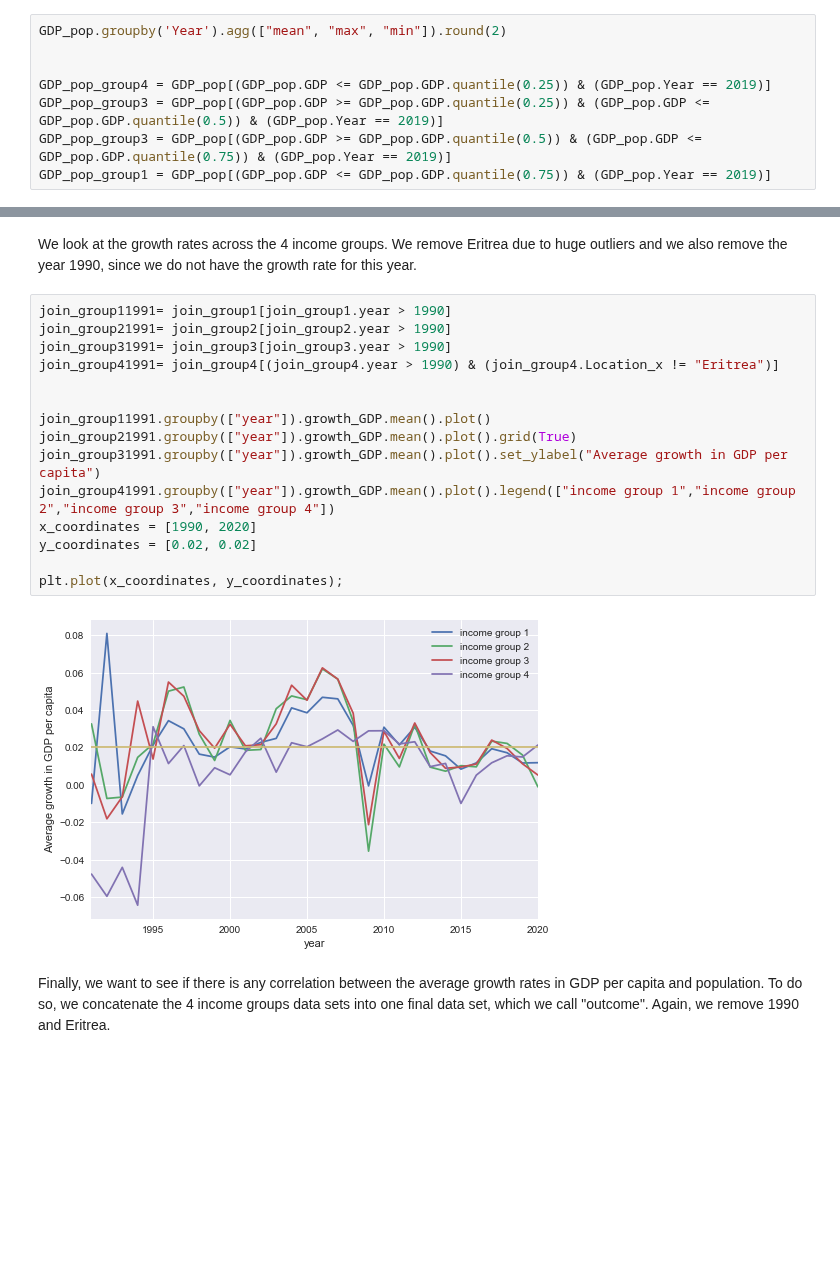
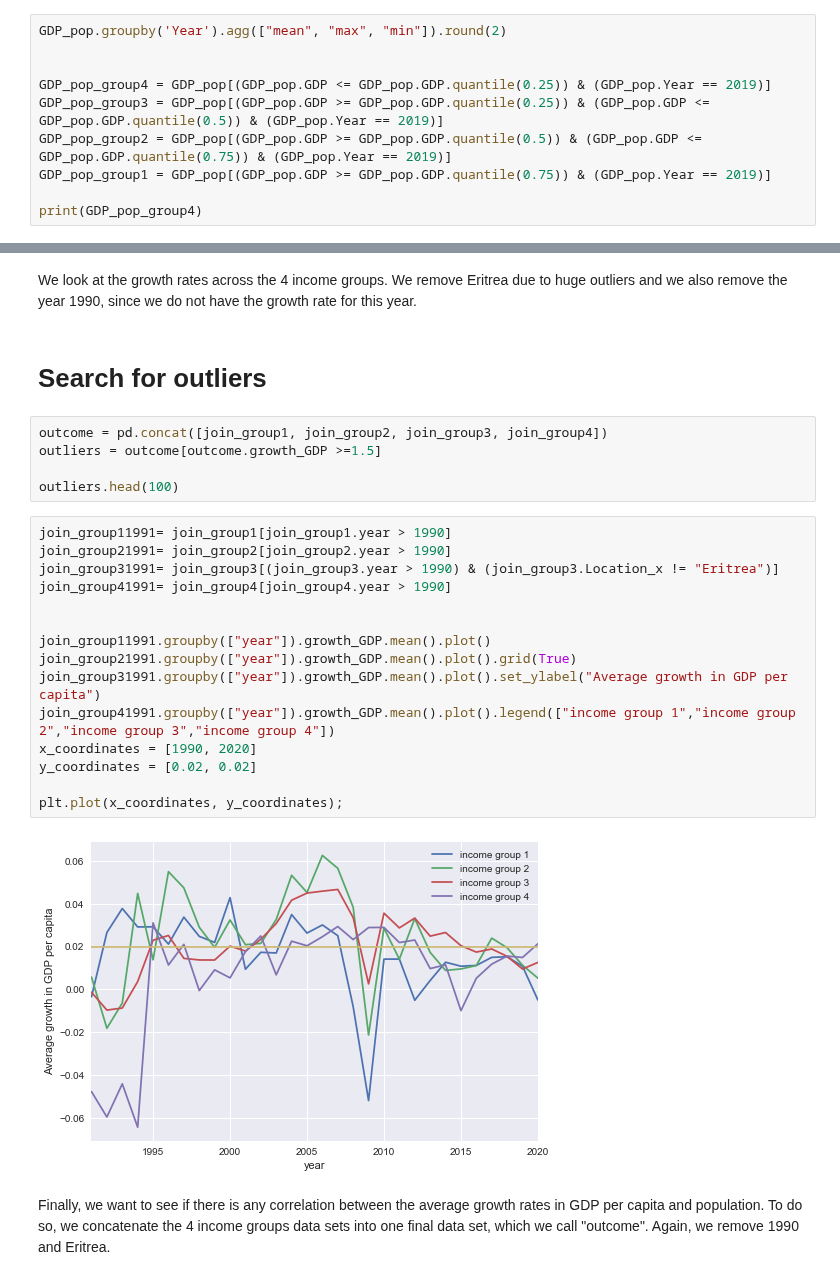
Before and after one commit to NumEconCopenhagen/projects-2020-1001numpyarrays, a Jupyter notebook: dataproject/dataproject_2.ipynb, the cells around one changed output, grey strips where cells are left out. Drawn from its saved outputs; the diff is of its cells as text; blank space fills up the shorter version.

```diff
--- a/dataproject/dataproject_2.ipynb
+++ b/dataproject/dataproject_2.ipynb
@@ -159,5 +183,7 @@ GDP_pop.groupby('Year').agg(["mean", "max", "min"]).round(2)
 
 GDP_pop_group4 = GDP_pop[(GDP_pop.GDP <= GDP_pop.GDP.quantile(0.25)) & (GDP_pop.Year == 2019)]
 GDP_pop_group3 = GDP_pop[(GDP_pop.GDP >= GDP_pop.GDP.quantile(0.25)) & (GDP_pop.GDP <= GDP_pop.GDP.quantile(0.5)) & (GDP_pop.Year == 2019)]
-GDP_pop_group3 = GDP_pop[(GDP_pop.GDP >= GDP_pop.GDP.quantile(0.5)) & (GDP_pop.GDP <= GDP_pop.GDP.quantile(0.75)) & (GDP_pop.Year == 2019)]
-GDP_pop_group1 = GDP_pop[(GDP_pop.GDP <= GDP_pop.GDP.quantile(0.75)) & (GDP_pop.Year == 2019)]
+GDP_pop_group2 = GDP_pop[(GDP_pop.GDP >= GDP_pop.GDP.quantile(0.5)) & (GDP_pop.GDP <= GDP_pop.GDP.quantile(0.75)) & (GDP_pop.Year == 2019)]
+GDP_pop_group1 = GDP_pop[(GDP_pop.GDP >= GDP_pop.GDP.quantile(0.75)) & (GDP_pop.Year == 2019)]
+
+print(GDP_pop_group4)
@@ -230,23 +274,30 @@ join_group3['income_group'] = str("group_3")
 join_group4['income_group'] = str("group_4")
 # %% [markdown]
 We look at the growth rates across the 4 income groups. We remove Eritrea due to huge outliers and we also remove the year 1990, since we do not have the growth rate for this year.
+# %% [markdown]
+# Search for outliers
+# %%
+outcome = pd.concat([join_group1, join_group2, join_group3, join_group4])
+outliers = outcome[outcome.growth_GDP >=1.5]
+
+outliers.head(100)
 # %%
 join_group11991= join_group1[join_group1.year > 1990]
 join_group21991= join_group2[join_group2.year > 1990]
-join_group31991= join_group3[join_group3.year > 1990]
-join_group41991= join_group4[(join_group4.year > 1990) & (join_group4.Location_x != "Eritrea")]
+join_group31991= join_group3[(join_group3.year > 1990) & (join_group3.Location_x != "Eritrea")]
+join_group41991= join_group4[join_group4.year > 1990]
 
 
 join_group11991.groupby(["year"]).growth_GDP.mean().plot()
 join_group21991.groupby(["year"]).growth_GDP.mean().plot().grid(True)
 join_group31991.groupby(["year"]).growth_GDP.mean().plot().set_ylabel("Average growth in GDP per capita")
 join_group41991.groupby(["year"]).growth_GDP.mean().plot().legend(["income group 1","income group 2","income group 3","income group 4"])
 x_coordinates = [1990, 2020]
 y_coordinates = [0.02, 0.02]
 
 plt.plot(x_coordinates, y_coordinates);
 # %% [output]
-[figure, old version]
+[figure, new version]
 # %% [markdown]
 Finally, we want to see if there is any correlation between the average growth rates in GDP per capita and population. To do so, we concatenate the 4 income groups data sets into one final data set, which we call "outcome". Again, we remove 1990 and Eritrea.
 # %%
```
Also changed, not shown: parts of 8 cells of this notebook, 3 other files.
